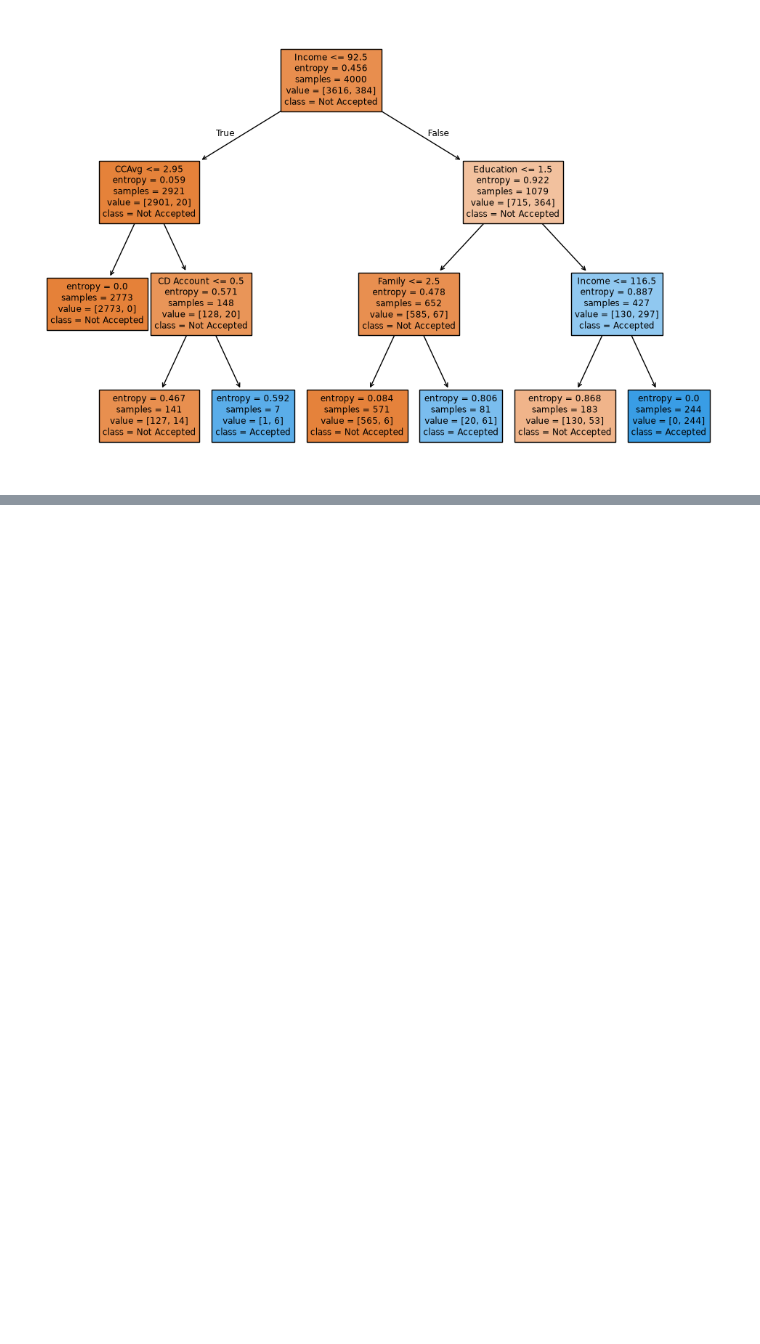
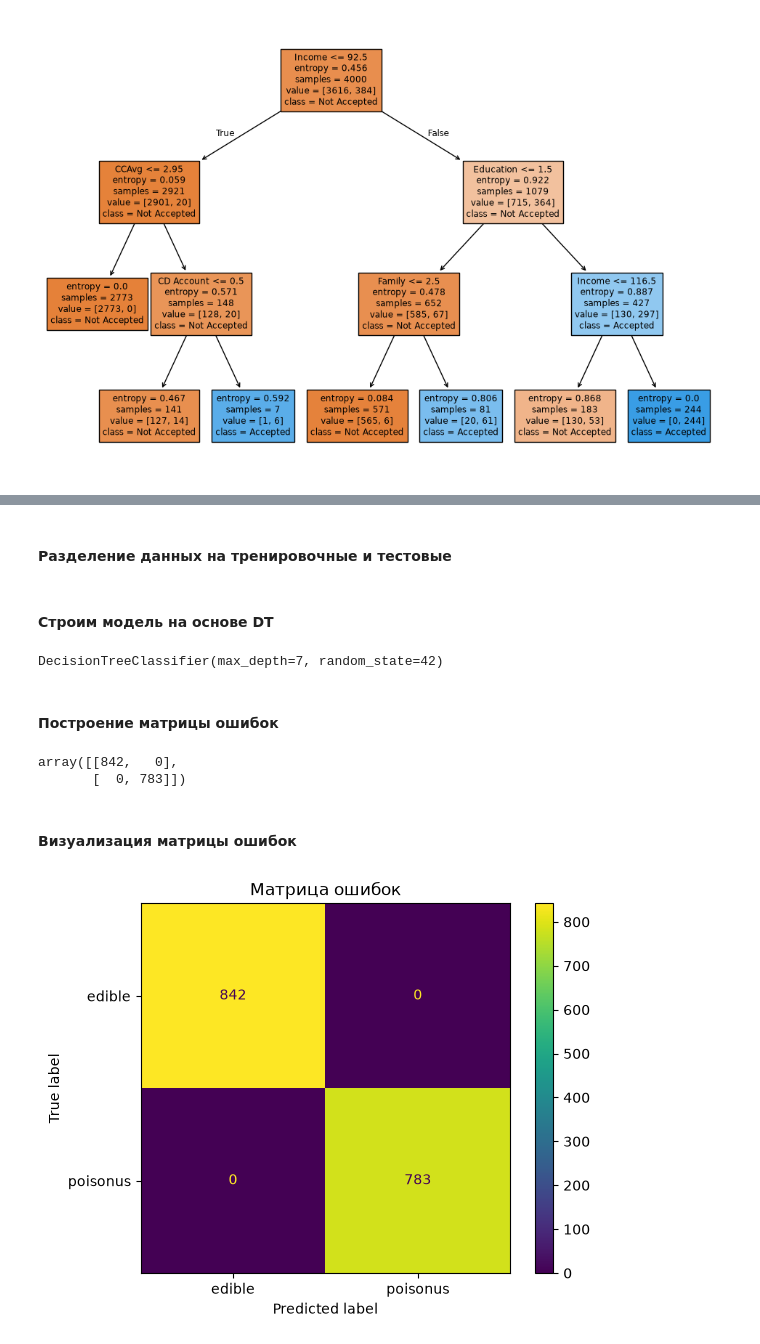
Before and after one commit to golubnichiy/bigdata_26_09, a Jupyter notebook: day_07.ipynb, the cells around one changed output, grey strips where cells are left out. Drawn from its saved outputs; the diff is of its cells as text; code cells hidden in the pictures; blank space fills up the shorter version.

```diff
--- a/day_07.ipynb
+++ b/day_07.ipynb
@@ -123,0 +166,4 @@ plt.show()
+# %%
+X = data_encoded.drop('class_p', axis = 1)
+y = data_encoded['class_p']
+X.columns
@@ -123,0 +188,29 @@ plt.show()
+# %% [markdown]
+#### Разделение данных на тренировочные и тестовые
+# %%
+X_train, X_test, y_train, y_test = train_test_split(X, y, test_size=0.2, stratify=y, random_state=42)
+# %% [markdown]
+#### Строим модель на основе DT
+# %%
+dt_model = DecisionTreeClassifier(max_depth=7, random_state=42)
+dt_model.fit(X_train, y_train)
+# %% [output]
+DecisionTreeClassifier(max_depth=7, random_state=42)
+# %% [markdown]
+#### Построение матрицы ошибок
+# %%
+y_pred_test = dt_model.predict(X_test)
+conf_matrix = confusion_matrix(y_test, y_pred_test)
+conf_matrix
+# %% [output]
+array([[842,   0],
+       [  0, 783]])
+# %% [markdown]
+#### Визуализация матрицы ошибок
+# %%
+disp = ConfusionMatrixDisplay(confusion_matrix=conf_matrix, display_labels=['edible', 'poisonus'])
+disp.plot(values_format='d')
+plt.title('Матрица ошибок')
+plt.show()
+# %% [output]
+[figure, added]
```
Also changed, not shown: parts of 18 cells of this notebook.
